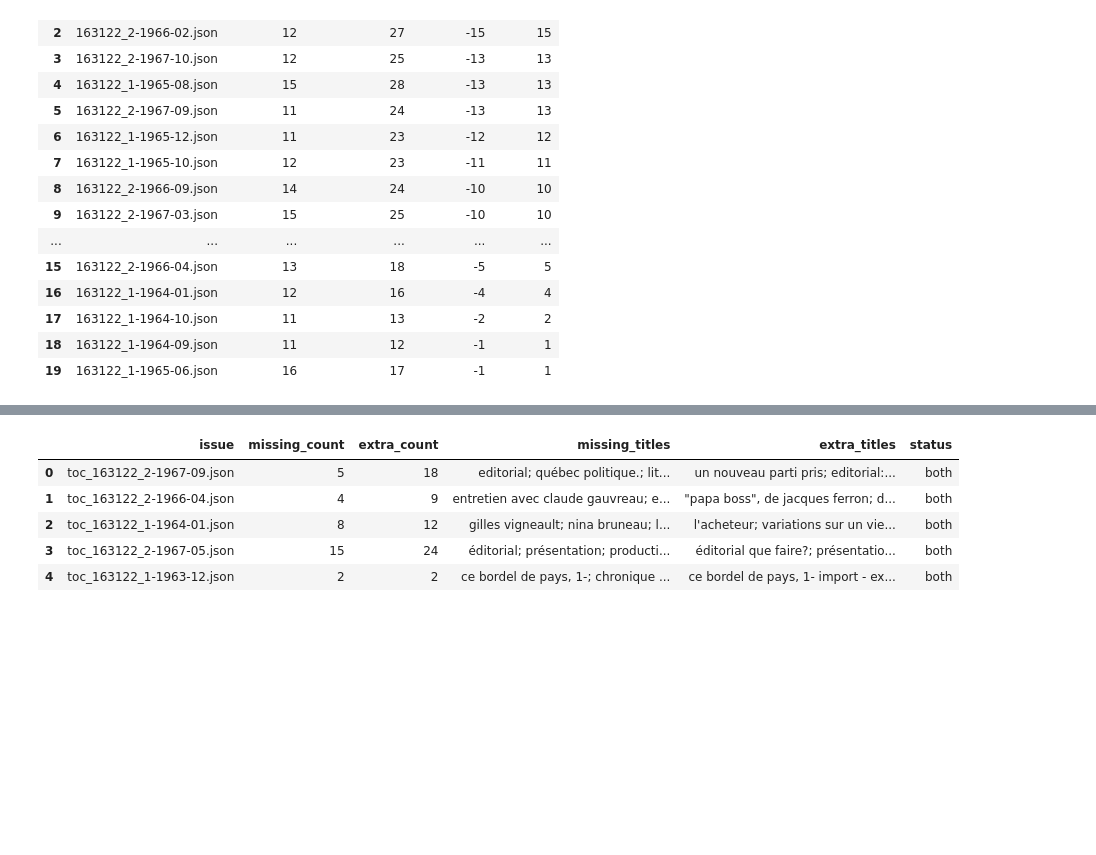
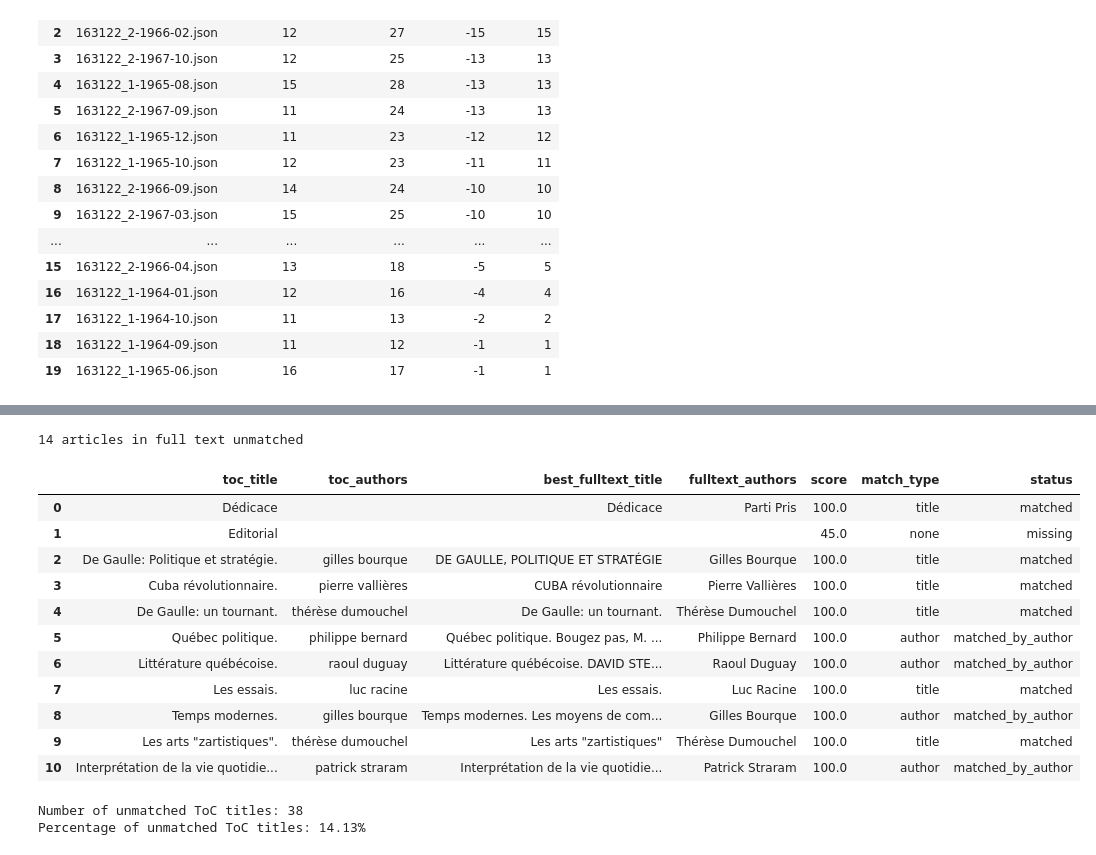
Before and after one commit to mervetekgurler/partipris, a Jupyter notebook: notebooks/text_extraction.ipynb, the cells around one changed output, grey strips where cells are left out. Cells and saved outputs as stored; diff of their text form; code cells hidden in the pictures; blank space fills up the shorter version.

Commit message:
text extraction completed

```diff
--- a/notebooks/text_extraction.ipynb
+++ b/notebooks/text_extraction.ipynb
@@ -1471,27 +1385,0 @@ Issue: toc_163122_2-1968-03.json
-# %%
-overview = []
-for r in results:
-    overview.append({
-        "issue": r["issue"],
-        "missing_count": len(r["missing_in_fulltext"]),
-        "extra_count": len(r["extra_in_fulltext"]),
-        "missing_titles": "; ".join(r["missing_in_fulltext"]),
-        "extra_titles": "; ".join(r["extra_in_fulltext"]),
-        "status": (
-            "all_match"
-            if not r["missing_in_fulltext"] and not r["extra_in_fulltext"]
-            else "missing" if r["missing_in_fulltext"] and not r["extra_in_fulltext"]
-            else "extra" if r["extra_in_fulltext"] and not r["missing_in_fulltext"]
-            else "both"
-        ),
-    })
-
-df_overview = pd.DataFrame(overview)
-df_overview.head()
-# %% [output]
-|  | issue | missing_count | extra_count | missing_titles | extra_titles | status |
-| 0 | toc_163122_2-1967-09.json | 5 | 18 | editorial; québec politique.; lit... | un nouveau parti pris; editorial:... | both |
-| 1 | toc_163122_2-1966-04.json | 4 | 9 | entretien avec claude gauvreau; e... | "papa boss", de jacques ferron; d... | both |
-| 2 | toc_163122_1-1964-01.json | 8 | 12 | gilles vigneault; nina bruneau; l... | l'acheteur; variations sur un vie... | both |
-| 3 | toc_163122_2-1967-05.json | 15 | 24 | éditorial; présentation; producti... | éditorial que faire?; présentatio... | both |
-| 4 | toc_163122_1-1963-12.json | 2 | 2 | ce bordel de pays, 1-; chronique ... | ce bordel de pays, 1- import - ex... | both |
@@ -1497,0 +1481,27 @@ df_overview.head()
+# %%
+# Example usage for a single issue:
+toc_path = "../data/toc_transcriptions/toc_163122_2-1967-09.json"
+fulltext_path = "../data/transcriptions/163122_2-1967-09.json"
+
+with open(toc_path, "r", encoding="utf-8") as f:
+    toc_data = json.load(f)
+with open(fulltext_path, "r", encoding="utf-8") as f:
+    fulltext_data = json.load(f)
+
+df_map, unmatched = map_toc_to_fulltext(toc_data["toc"], fulltext_data)
+print(len(unmatched), "articles in full text unmatched")
+display(df_map)
+# %% [output]
+14 articles in full text unmatched
+|  | toc_title | toc_authors | best_fulltext_title | fulltext_authors | score | match_type | status |
+| 0 | Dédicace |  | Dédicace | Parti Pris | 100.0 | title | matched |
+| 1 | Editorial |  |  |  | 45.0 | none | missing |
+| 2 | De Gaulle: Politique et stratégie. | gilles bourque | DE GAULLE, POLITIQUE ET STRATÉGIE | Gilles Bourque | 100.0 | title | matched |
+| 3 | Cuba révolutionnaire. | pierre vallières | CUBA révolutionnaire | Pierre Vallières | 100.0 | title | matched |
+| 4 | De Gaulle: un tournant. | thérèse dumouchel | De Gaulle: un tournant. | Thérèse Dumouchel | 100.0 | title | matched |
+| 5 | Québec politique. | philippe bernard | Québec politique. Bougez pas, M. ... | Philippe Bernard | 100.0 | author | matched_by_author |
+| 6 | Littérature québécoise. | raoul duguay | Littérature québécoise. DAVID STE... | Raoul Duguay | 100.0 | author | matched_by_author |
+| 7 | Les essais. | luc racine | Les essais. | Luc Racine | 100.0 | title | matched |
+| 8 | Temps modernes. | gilles bourque | Temps modernes. Les moyens de com... | Gilles Bourque | 100.0 | author | matched_by_author |
+| 9 | Les arts "zartistiques". | thérèse dumouchel | Les arts "zartistiques" | Thérèse Dumouchel | 100.0 | title | matched |
+| 10 | Interprétation de la vie quotidie... | patrick straram | Interprétation de la vie quotidie... | Patrick Straram | 100.0 | author | matched_by_author |
@@ -1497,0 +1558,12 @@ df_overview.head()
+# %%
+# Count all unmatched ToC titles (status == "missing")
+num_unmatched_toc_titles = (df_all_maps["status"] == "missing").sum()
+print(f"Number of unmatched ToC titles: {num_unmatched_toc_titles}")
+
+# what percetange of the toc titles are unmatched
+total_toc_titles = len(df_all_maps)
+percentage_unmatched = (num_unmatched_toc_titles / total_toc_titles) * 100
+print(f"Percentage of unmatched ToC titles: {percentage_unmatched:.2f}%")
+# %% [output]
+Number of unmatched ToC titles: 38
+Percentage of unmatched ToC titles: 14.13%
```
Also changed, not shown: parts of 25 cells of this notebook, 3 other files.
